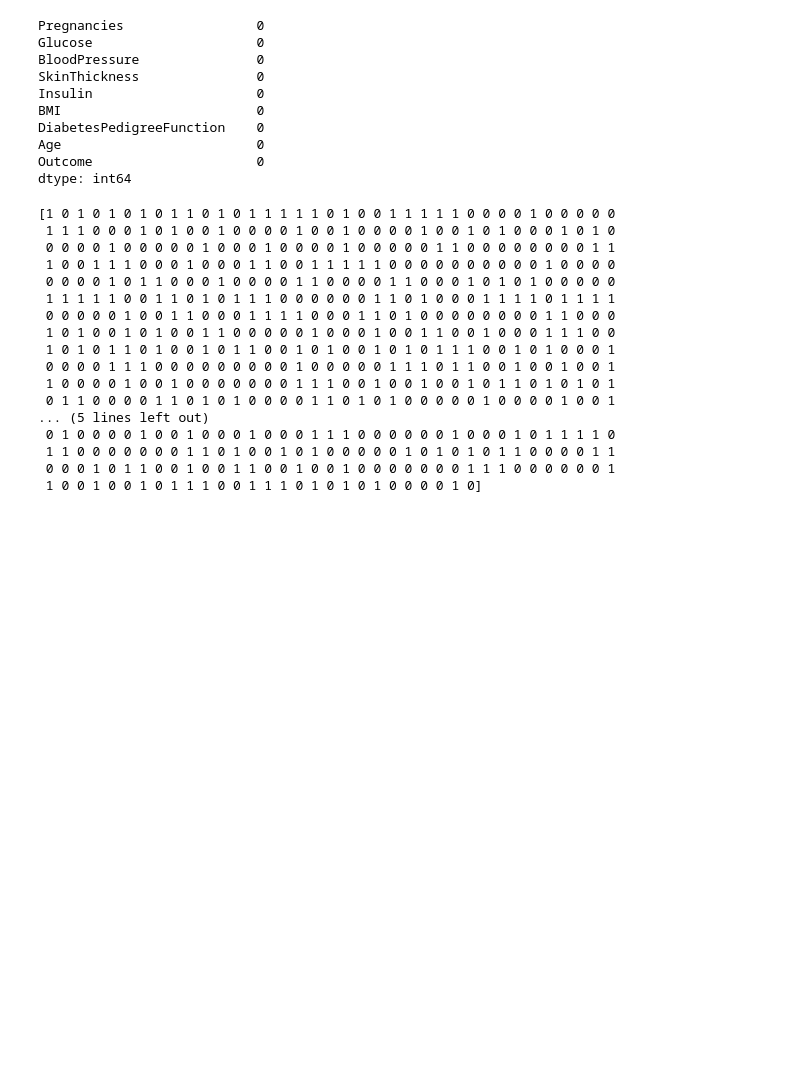
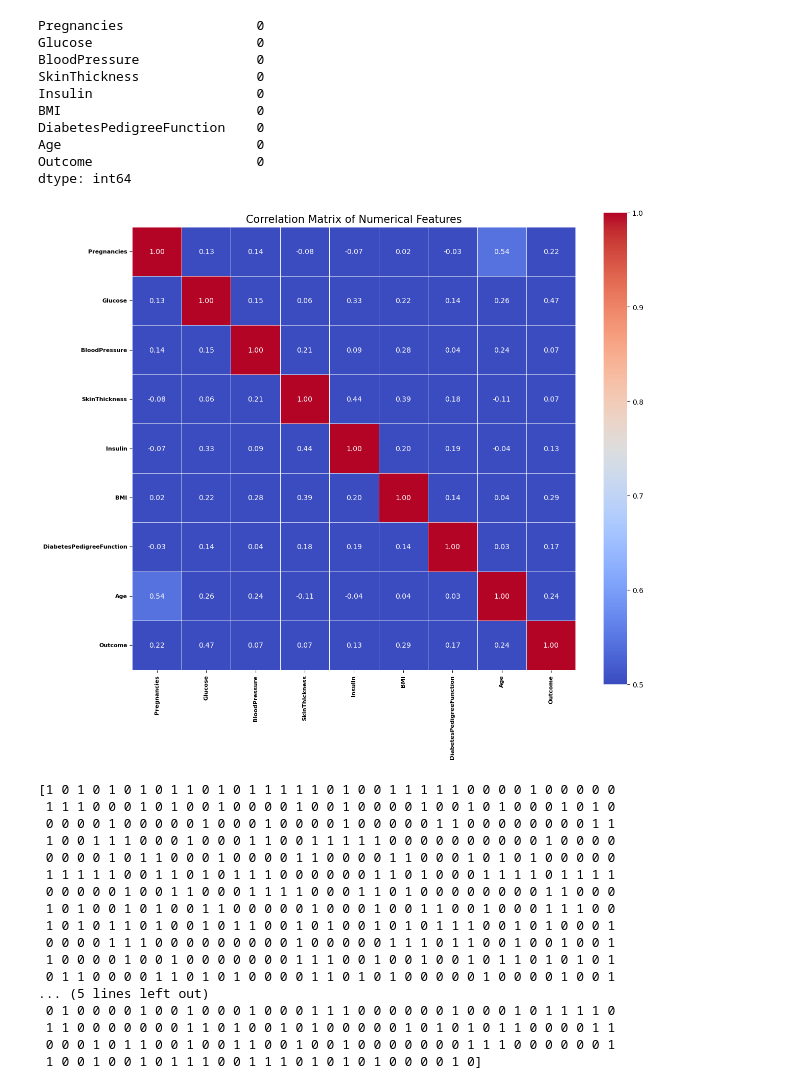
Before and after one commit to chuchun4999/AiClass, a Jupyter notebook: week6/diabetes.ipynb, the cells around one changed output. Cells and saved outputs as stored; diff of their text form; code cells hidden in the pictures; blank space fills up the shorter version.

```diff
--- a/week6/diabetes.ipynb
+++ b/week6/diabetes.ipynb
@@ -31,6 +31,20 @@ DiabetesPedigreeFunction    0
 Age                         0
 Outcome                     0
 dtype: int64
+# %%
+import seaborn as sns
+import matplotlib.pyplot as plt
+
+corr_matrix = df.corr()
+plt.figure(figsize=(14, 12))
+sns.heatmap(corr_matrix, vmax=1, vmin=0.5, center=0.75,annot=True, fmt=".2f", square=True,
+            linewidths=.5, cmap='coolwarm')
+plt.title('Correlation Matrix of Numerical Features', fontsize=15)
+plt.xticks(fontsize=8,fontweight='bold')
+plt.yticks(fontsize=8,fontweight='bold')
+plt.show()
+# %% [output]
+[figure, added]
 # %%
 import numpy as np
 
```
Also changed, not shown: parts of 2 cells of this notebook.
